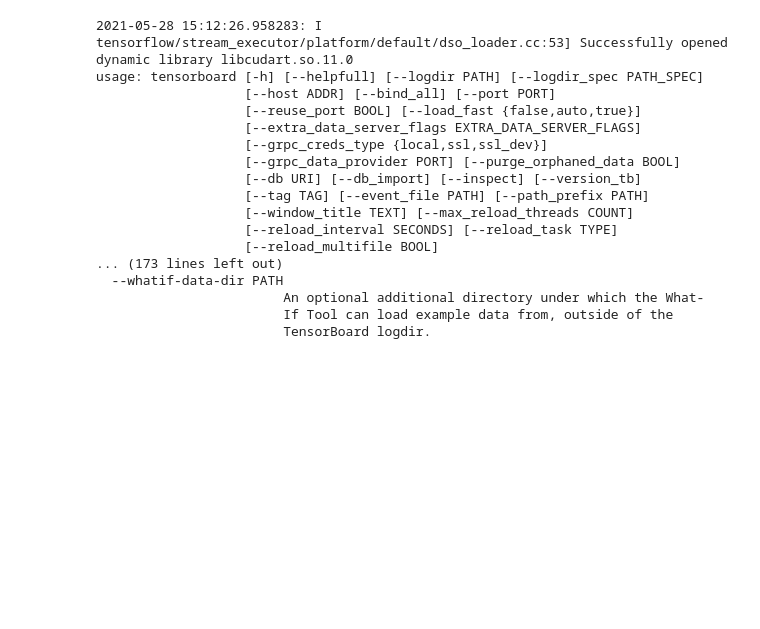
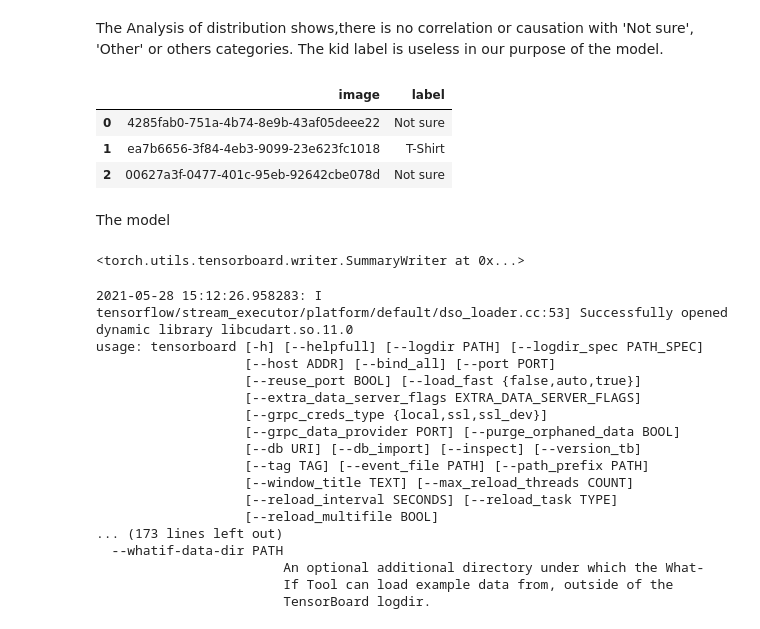
Before and after one commit to Jakubelo/ClothesClassifier, a Jupyter notebook: CVClothesClassification.ipynb, the cells around one changed output. Drawn from its saved outputs; the diff is of its cells as text; code cells hidden in the pictures; blank space fills up the shorter version.

```diff
--- a/CVClothesClassification.ipynb
+++ b/CVClothesClassification.ipynb
@@ -38,5 +94,19 @@ from torch.utils.tensorboard import SummaryWriter as SW
+# %% [markdown]
+The Analysis of distribution shows,there is no correlation or causation with 'Not sure', 'Other' or others categories. The kid label is useless in our purpose of the model.
+# %%
+df = df.drop(columns=['sender_id', 'kids'])
+df.head(3)
+# %% [output]
+|  | image | label |
+| 0 | 4285fab0-751a-4b74-8e9b-43af05deee22 | Not sure |
+| 1 | ea7b6656-3f84-4eb3-9099-23e623fc1018 | T-Shirt |
+| 2 | 00627a3f-0477-401c-95eb-92642cbe078d | Not sure |
+# %% [markdown]
+The model
 # %%
-SW('/content/runs')
+SW('/content/gdrive/MyDrive/Colab Notebooks/CNN/runs')
+# %% [output]
+<torch.utils.tensorboard.writer.SummaryWriter at 0x...>
 # %%
 ! tensorboard --help
 # %% [output]
```
Also changed, not shown: parts of 13 cells of this notebook.
